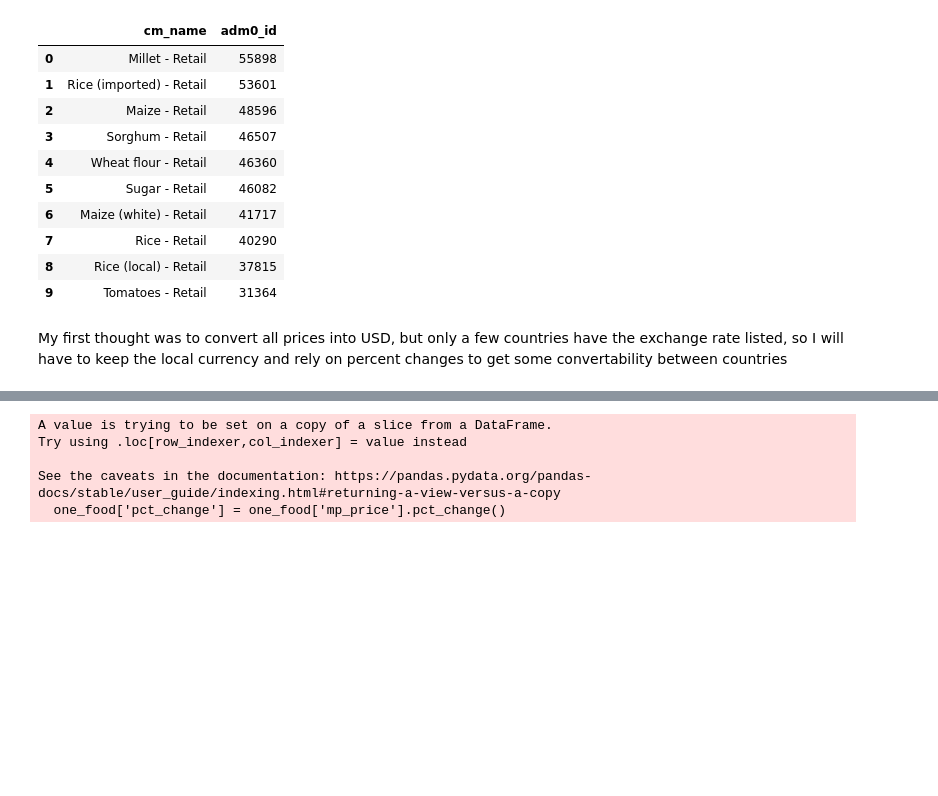
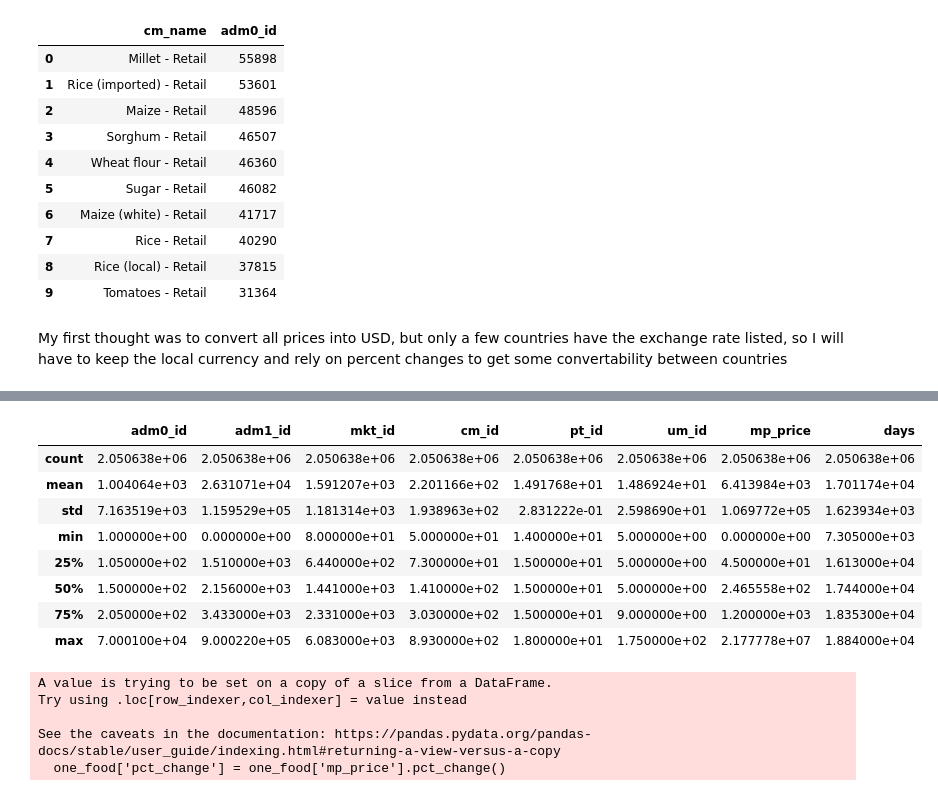
Before and after one commit to wwhite5/Springboard-Capstone-2-Time-Series, a Jupyter notebook: Notebooks/Data_Wrangling.ipynb, the cells around one changed output, grey strips where cells are left out. Drawn from its saved outputs; the diff is of its cells as text; code cells hidden in the pictures; blank space fills up the shorter version.

```diff
--- a/Data_Wrangling.ipynb
+++ b/Notebooks/Data_Wrangling.ipynb
@@ -130,6 +130,18 @@ exchange_rate
 | Liberia | 1024 | 1024 | 1024 | 1024 | 1024 | 1024 | 1024 | 1024 | 1024 | 1024 | ... |
 | Somalia | 1284 | 1284 | 1284 | 1284 | 1284 | 1284 | 1284 | 1284 | 1284 | 1284 | ... |
 | South Sudan | 73 | 73 | 0 | 73 | 73 | 73 | 73 | 73 | 73 | 73 | ... |
+# %%
+food_prices.describe()
+# %% [output]
+|  | adm0_id | adm1_id | mkt_id | cm_id | pt_id | um_id | mp_price | days |
+| count | 2.050638e+06 | 2.050638e+06 | 2.050638e+06 | 2.050638e+06 | 2.050638e+06 | 2.050638e+06 | 2.050638e+06 | 2.050638e+06 |
+| mean | 1.004064e+03 | 2.631071e+04 | 1.591207e+03 | 2.201166e+02 | 1.491768e+01 | 1.486924e+01 | 6.413984e+03 | 1.701174e+04 |
+| std | 7.163519e+03 | 1.159529e+05 | 1.181314e+03 | 1.938963e+02 | 2.831222e-01 | 2.598690e+01 | 1.069772e+05 | 1.623934e+03 |
+| min | 1.000000e+00 | 0.000000e+00 | 8.000000e+01 | 5.000000e+01 | 1.400000e+01 | 5.000000e+00 | 0.000000e+00 | 7.305000e+03 |
+| 25% | 1.050000e+02 | 1.510000e+03 | 6.440000e+02 | 7.300000e+01 | 1.500000e+01 | 5.000000e+00 | 4.500000e+01 | 1.613000e+04 |
+| 50% | 1.500000e+02 | 2.156000e+03 | 1.441000e+03 | 1.410000e+02 | 1.500000e+01 | 5.000000e+00 | 2.465558e+02 | 1.744000e+04 |
+| 75% | 2.050000e+02 | 3.433000e+03 | 2.331000e+03 | 3.030000e+02 | 1.500000e+01 | 9.000000e+00 | 1.200000e+03 | 1.835300e+04 |
+| max | 7.000100e+04 | 9.000220e+05 | 6.083000e+03 | 8.930000e+02 | 1.800000e+01 | 1.750000e+02 | 2.177778e+07 | 1.884000e+04 |
 # %%
 datapath = 'E:/OtherCodeProjects/Springboard Capstone Projects/Springboard-Capstone-2-Data/global_food_prices_f.csv'
 food_prices.to_csv(datapath, index=False)
```
Also changed, not shown: parts of 1 cell of this notebook, 3 other files.
